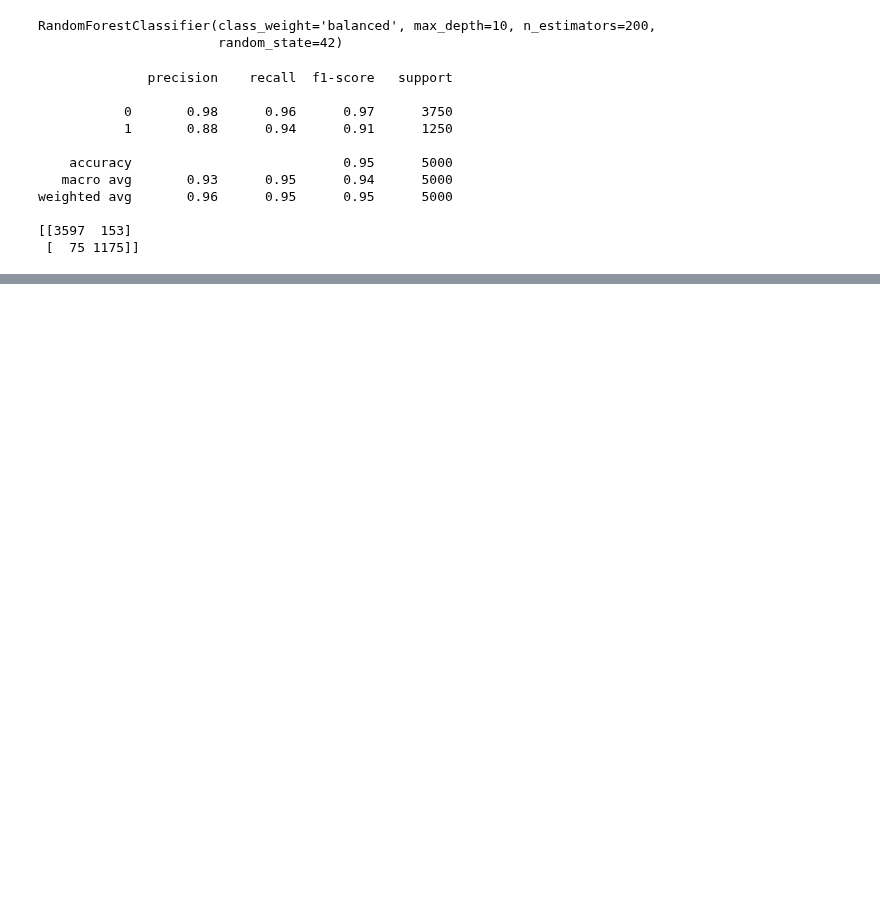
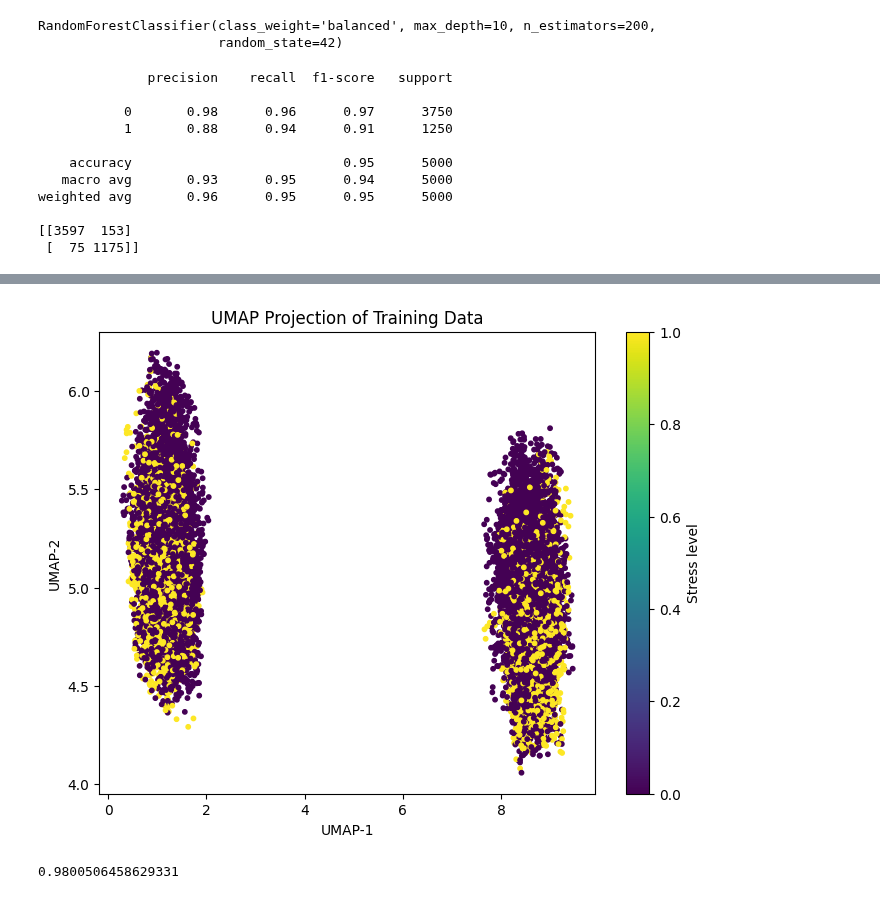
Before and after one commit to SofievanEngelen/2AMV10_Project, a Jupyter notebook: preprocessing+eda.ipynb, the cells around one changed output, grey strips where cells are left out. Cells and saved outputs as stored; diff of their text form; code cells hidden in the pictures; blank space fills up the shorter version.

```diff
--- a/preprocessing+eda.ipynb
+++ b/preprocessing+eda.ipynb
@@ -14,7 +14,7 @@ from sklearn.metrics import accuracy_score, confusion_matrix, classification_rep
 # %%
 # pip install numpy pandas matplotlib seaborn scikit-learn
 # %%
-df= pd.read_csv("student_productivity_distraction_dataset_20000.csv")
+df= pd.read_csv("backend/data/student_productivity_distraction_dataset_20000.csv")
 # %%
 df.head()
 # %% [output]
@@ -114,6 +114,8 @@ show_fig()
 # %% [markdown]
 # model training
 # %%
+rows = df[df["gender"] == 'Other'].index
+df.drop(rows, inplace=True)
 df['gender'] = df['gender'].map({'Male': 0, 'Female': 1})
 # %%
 threshold = df['productivity_score'].quantile(0.25)  # bottom 25% = at-risk
@@ -165,0 +186,38 @@ weighted avg       0.96      0.95      0.95      5000
+# %%
+scaler = StandardScaler()
+
+X_train_scaled = scaler.fit_transform(X_train)
+X_test_scaled = scaler.transform(X_test)
+
+reducer = umap.UMAP(
+    n_neighbors=15,
+    min_dist=0.1,
+    n_components=2,
+    random_state=42
+)
+
+X_train_umap = reducer.fit_transform(X_train_scaled)
+X_test_umap = reducer.transform(X_test_scaled)
+# %%
+plt.figure(figsize=(8,6))
+plt.scatter(
+    X_train_umap[:,0],
+    X_train_umap[:,1],
+    c=y_train,
+    cmap='viridis',
+    s=10
+)
+plt.title("UMAP Projection of Training Data")
+plt.xlabel("UMAP-1")
+plt.ylabel("UMAP-2")
+plt.colorbar(label="Stress level")
+plt.show()
+# %% [output]
+[figure, added]
+# %%
+from sklearn.manifold import trustworthiness
+
+score = trustworthiness(X_train_scaled, X_train_umap, n_neighbors=10)
+print(score)
+# %% [output]
+0.9800506458629331
```
Also changed, not shown: parts of 3 cells of this notebook, 11 other files.
